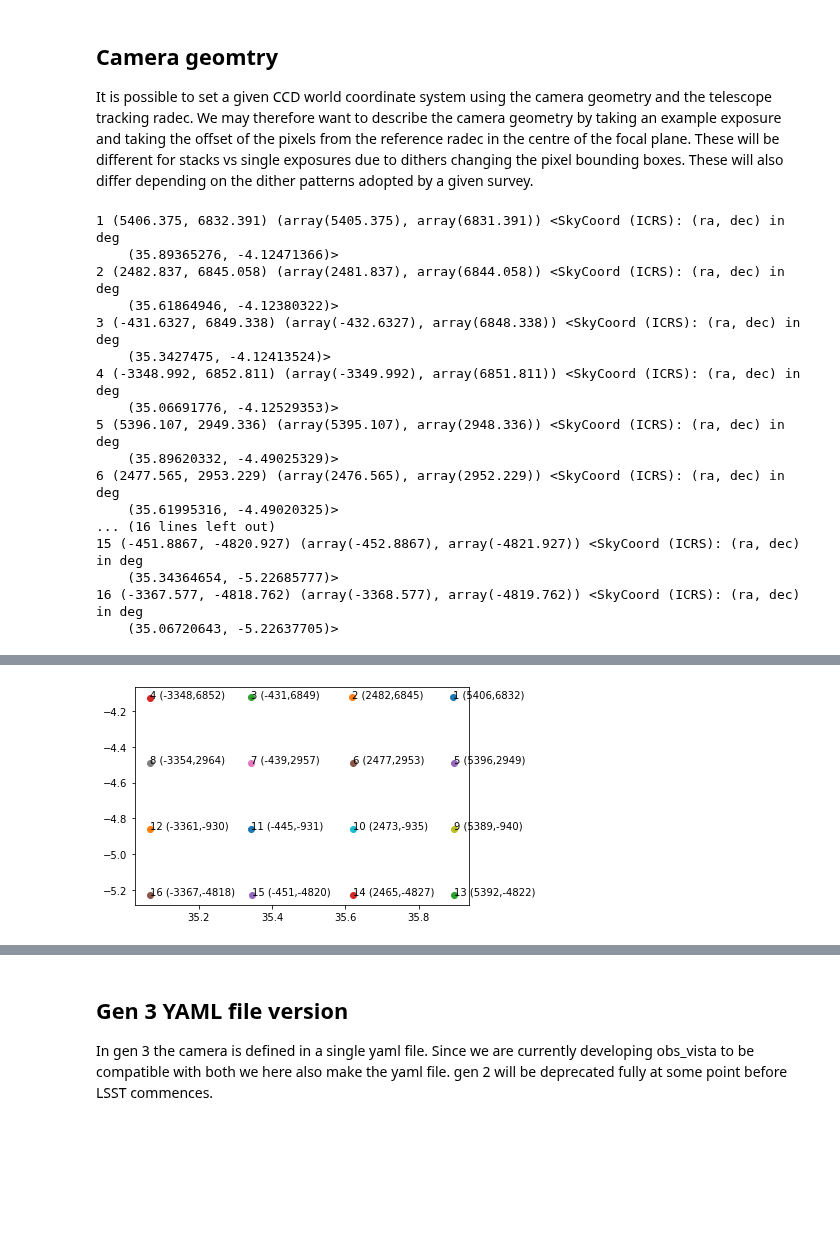
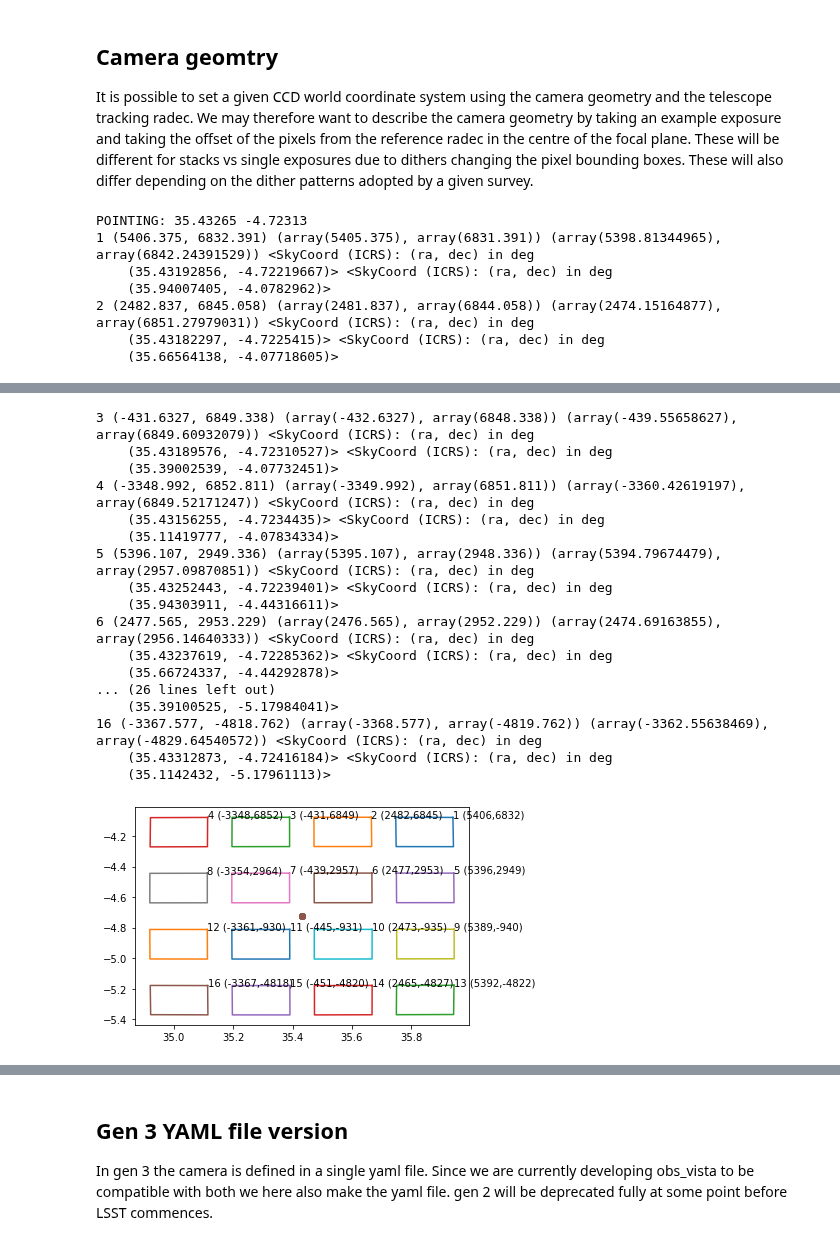
Before and after one commit to lsst-uk/obs_vista, a Jupyter notebook: camera/1_Build_detectors.ipynb, the cells around one changed output, grey strips where cells are left out. Saved outputs shown, nothing was run; the diff lists cells and outputs as text; code cells hidden in the pictures; blank space fills up the shorter version.

```diff
--- a/camera/1_Build_detectors.ipynb
+++ b/camera/1_Build_detectors.ipynb
@@ -111,33 +112,33 @@ Table length=16
 It is possible to set a given CCD world coordinate system using the camera geometry and the telescope tracking radec. We may therefore want to describe the camera geometry by taking an example exposure and taking the offset of the pixels from the reference radec in the centre of the focal plane. These will be different for stacks vs single exposures due to dithers changing the pixel bounding boxes. These will also differ depending on the dither patterns adopted by a given survey.
 # %%
 f=fits.open(ex_stack)
+trackingRaDec=SkyCoord(f[0].header['RA'],f[0].header['DEC'],unit='deg')
+print('POINTING:',f[0].header['RA'],f[0].header['DEC'])
 for i in range(1,17):
     w=WCS(f[i].header)
     print(i,
         (f[i].header['CRPIX1'],f[i].header['CRPIX2']),
         w.world_to_pixel(SkyCoord(f[i].header['CRVAL1']*u.deg,f[i].header['CRVAL2']*u.deg)),
-        w.pixel_to_world(500,500)
+        w.world_to_pixel(trackingRaDec),
+        w.pixel_to_world(f[i].header['CRPIX1'],f[i].header['CRPIX2']),
+        w.pixel_to_world(0,0),
+
     )
-
-    plt.scatter(w.pixel_to_world(500,500).ra.deg,w.pixel_to_world(500,500).dec.deg)
+    plt.scatter(w.pixel_to_world(f[i].header['CRPIX1'],f[i].header['CRPIX2']).ra.deg,
+                w.pixel_to_world(f[i].header['CRPIX1'],f[i].header['CRPIX2']).dec.deg)
+    plt.plot(
+        [w.pixel_to_world(0,0).ra.deg,w.pixel_to_world(0,2048).ra.deg,
+         w.pixel_to_world(2048,2048).ra.deg,w.pixel_to_world(2048,0).ra.deg,w.pixel_to_world(0,0).ra.deg],
+        [w.pixel_to_world(0,0).dec.deg,w.pixel_to_world(0,2048).dec.deg,
+         w.pixel_to_world(2048,2048).dec.deg,w.pixel_to_world(2048,0).dec.deg,w.pixel_to_world(0,0).dec.deg])
     plt.annotate(
         "{} ({},{})".format(i,int(f[i].header['CRPIX1']),int(f[i].header['CRPIX2'])),
-        (w.pixel_to_world(500,500).ra.deg,w.pixel_to_world(500,500).dec.deg))
+        (w.pixel_to_world(0,0).ra.deg,w.pixel_to_world(0,0).dec.deg))
 # %% [output]
-1 (5406.375, 6832.391) (array(5405.375), array(6831.391)) <SkyCoord (ICRS): (ra, dec) in deg
-    (35.89365276, -4.12471366)>
-2 (2482.837, 6845.058) (array(2481.837), array(6844.058)) <SkyCoord (ICRS): (ra, dec) in deg
-    (35.61864946, -4.12380322)>
-3 (-431.6327, 6849.338) (array(-432.6327), array(6848.338)) <SkyCoord (ICRS): (ra, dec) in deg
-    (35.3427475, -4.12413524)>
-4 (-3348.992, 6852.811) (array(-3349.992), array(6851.811)) <SkyCoord (ICRS): (ra, dec) in deg
-    (35.06691776, -4.12529353)>
-5 (5396.107, 2949.336) (array(5395.107), array(2948.336)) <SkyCoord (ICRS): (ra, dec) in deg
-    (35.89620332, -4.49025329)>
-6 (2477.565, 2953.229) (array(2476.565), array(2952.229)) <SkyCoord (ICRS): (ra, dec) in deg
-    (35.61995316, -4.49020325)>
-... (16 lines left out)
-15 (-451.8867, -4820.927) (array(-452.8867), array(-4821.927)) <SkyCoord (ICRS): (ra, dec) in deg
-    (35.34364654, -5.22685777)>
-16 (-3367.577, -4818.762) (array(-3368.577), array(-4819.762)) <SkyCoord (ICRS): (ra, dec) in deg
-    (35.06720643, -5.22637705)>
+POINTING: 35.43265 -4.72313
+1 (5406.375, 6832.391) (array(5405.375), array(6831.391)) (array(5398.81344965), array(6842.24391529)) <SkyCoord (ICRS): (ra, dec) in deg
+    (35.43192856, -4.72219667)> <SkyCoord (ICRS): (ra, dec) in deg
+    (35.94007405, -4.0782962)>
+2 (2482.837, 6845.058) (array(2481.837), array(6844.058)) (array(2474.15164877), array(6851.27979031)) <SkyCoord (ICRS): (ra, dec) in deg
+    (35.43182297, -4.7225415)> <SkyCoord (ICRS): (ra, dec) in deg
+    (35.66564138, -4.07718605)>
@@ -144 +153,18 @@ for i in range(1,17):
+3 (-431.6327, 6849.338) (array(-432.6327), array(6848.338)) (array(-439.55658627), array(6849.60932079)) <SkyCoord (ICRS): (ra, dec) in deg
+    (35.43189576, -4.72310527)> <SkyCoord (ICRS): (ra, dec) in deg
+    (35.39002539, -4.07732451)>
+4 (-3348.992, 6852.811) (array(-3349.992), array(6851.811)) (array(-3360.42619197), array(6849.52171247)) <SkyCoord (ICRS): (ra, dec) in deg
+    (35.43156255, -4.7234435)> <SkyCoord (ICRS): (ra, dec) in deg
+    (35.11419777, -4.07834334)>
+5 (5396.107, 2949.336) (array(5395.107), array(2948.336)) (array(5394.79674479), array(2957.09870851)) <SkyCoord (ICRS): (ra, dec) in deg
+    (35.43252443, -4.72239401)> <SkyCoord (ICRS): (ra, dec) in deg
+    (35.94303911, -4.44316611)>
+6 (2477.565, 2953.229) (array(2476.565), array(2952.229)) (array(2474.69163855), array(2956.14640333)) <SkyCoord (ICRS): (ra, dec) in deg
+    (35.43237619, -4.72285362)> <SkyCoord (ICRS): (ra, dec) in deg
+    (35.66724337, -4.44292878)>
+... (26 lines left out)
+    (35.39100525, -5.17984041)>
+16 (-3367.577, -4818.762) (array(-3368.577), array(-4819.762)) (array(-3362.55638469), array(-4829.64540572)) <SkyCoord (ICRS): (ra, dec) in deg
+    (35.43312873, -4.72416184)> <SkyCoord (ICRS): (ra, dec) in deg
+    (35.1142432, -5.17961113)>
-[figure, old version]
+[figure, new version]
```
Also changed, not shown: parts of 12 cells of this notebook, 5 other files.
